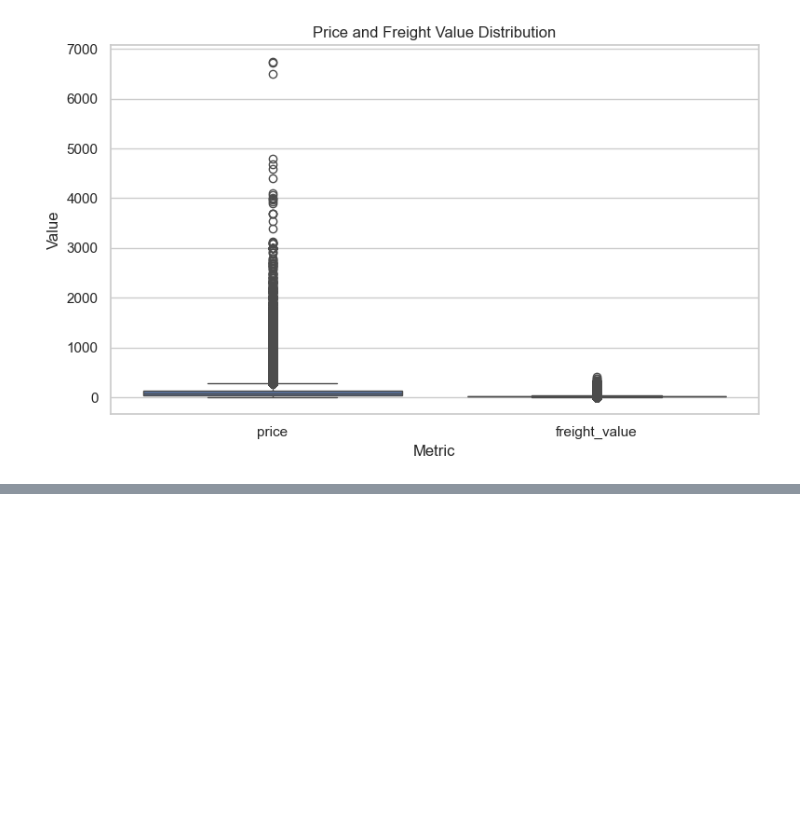
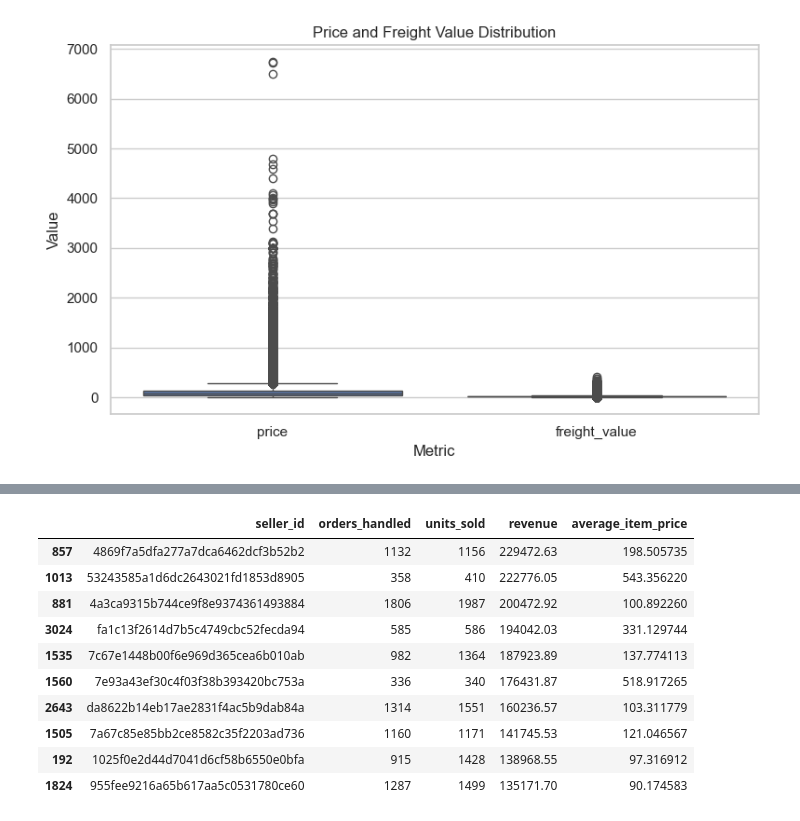
Before and after one commit to SamadhanEkad/E-Commerce-360-Analytics, a Jupyter notebook: python/03_eda.ipynb, the cells around one changed output, grey strips where cells are left out. Saved outputs shown, nothing was run; the diff lists cells and outputs as text; code cells hidden in the pictures; blank space fills up the shorter version.

```diff
--- a/python/03_eda.ipynb
+++ b/python/03_eda.ipynb
@@ -511,0 +787,29 @@ plt.show()
+# %%
+# Step 6.3 — Seller Performance
+
+seller_performance = (
+    order_items
+    .groupby("seller_id")
+    .agg(
+        orders_handled=("order_id", "nunique"),
+        units_sold=("order_id", "count"),
+        revenue=("price", "sum"),
+        average_item_price=("price", "mean")
+    )
+    .reset_index()
+    .sort_values("revenue", ascending=False)
+)
+
+seller_performance.head(10)
+# %% [output]
+|  | seller_id | orders_handled | units_sold | revenue | average_item_price |
+| 857 | 4869f7a5dfa277a7dca6462dcf3b52b2 | 1132 | 1156 | 229472.63 | 198.505735 |
+| 1013 | 53243585a1d6dc2643021fd1853d8905 | 358 | 410 | 222776.05 | 543.356220 |
+| 881 | 4a3ca9315b744ce9f8e9374361493884 | 1806 | 1987 | 200472.92 | 100.892260 |
+| 3024 | fa1c13f2614d7b5c4749cbc52fecda94 | 585 | 586 | 194042.03 | 331.129744 |
+| 1535 | 7c67e1448b00f6e969d365cea6b010ab | 982 | 1364 | 187923.89 | 137.774113 |
+| 1560 | 7e93a43ef30c4f03f38b393420bc753a | 336 | 340 | 176431.87 | 518.917265 |
+| 2643 | da8622b14eb17ae2831f4ac5b9dab84a | 1314 | 1551 | 160236.57 | 103.311779 |
+| 1505 | 7a67c85e85bb2ce8582c35f2203ad736 | 1160 | 1171 | 141745.53 | 121.046567 |
+| 192 | 1025f0e2d44d7041d6cf58b6550e0bfa | 915 | 1428 | 138968.55 | 97.316912 |
+| 1824 | 955fee9216a65b617aa5c0531780ce60 | 1287 | 1499 | 135171.70 | 90.174583 |
```
Also changed, not shown: parts of 22 cells of this notebook.
